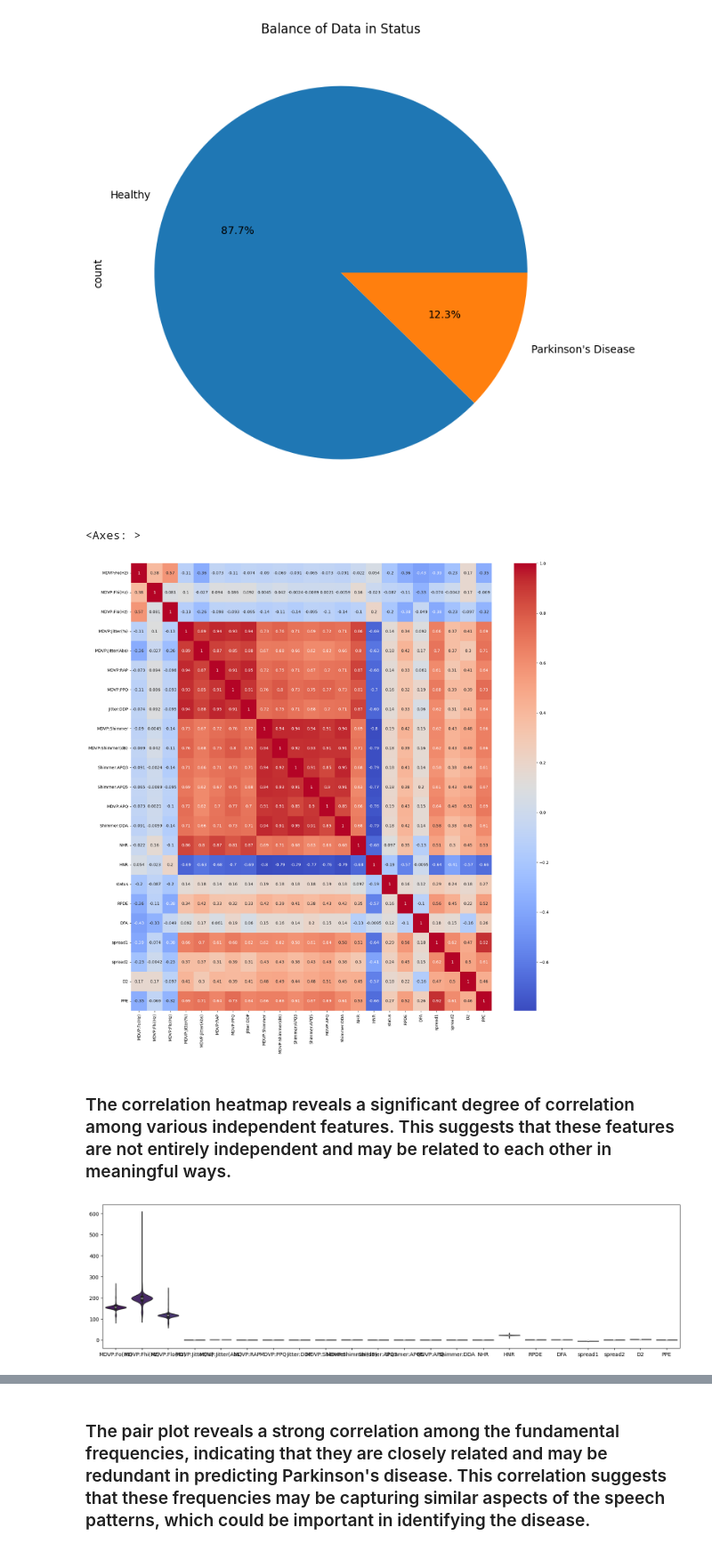
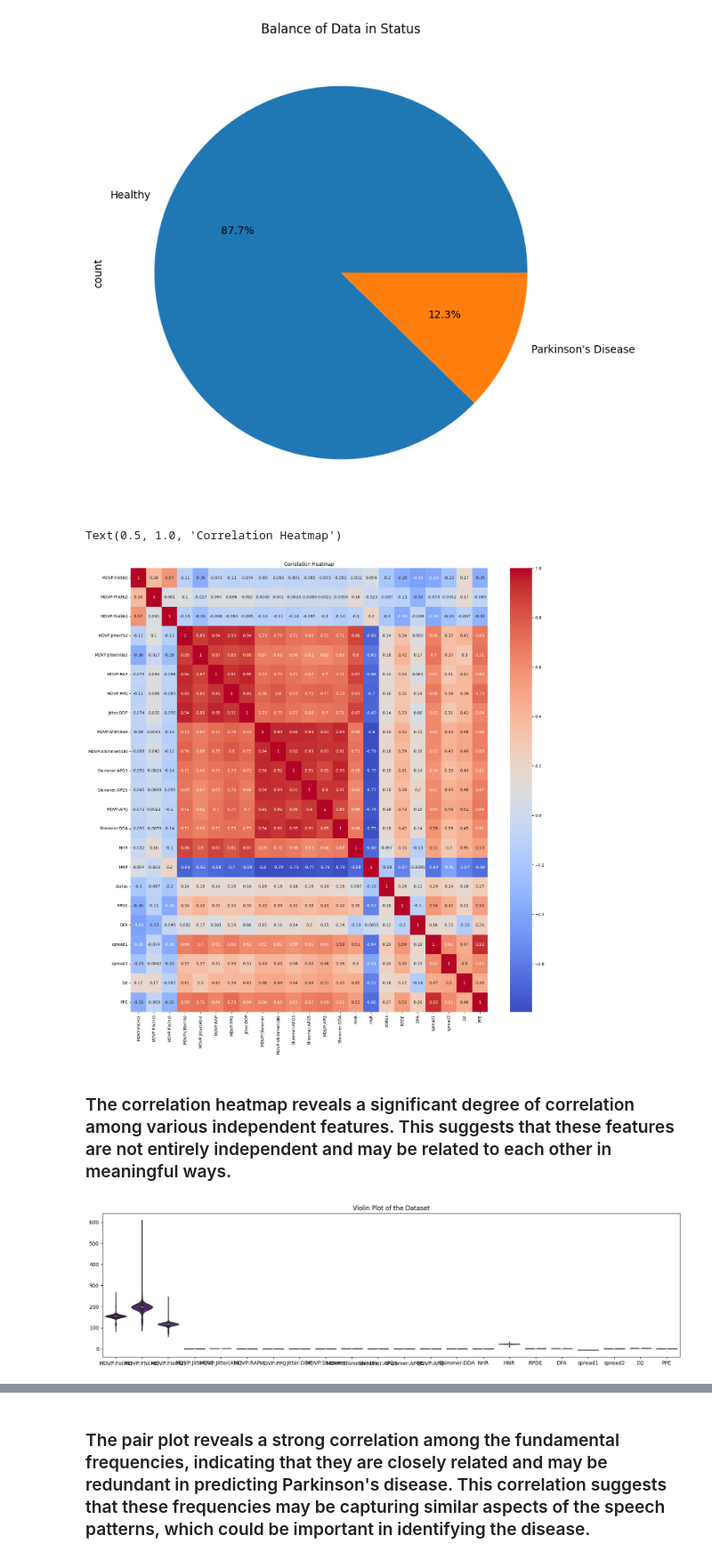
Before and after one commit to Bishwaprotapi/Parkinson-s-DiseaseML, a Jupyter notebook: parkinson disease.ipynb, the cells around one changed output, grey strips where cells are left out. Shown at 89% size. Saved outputs shown, nothing was run; the diff lists cells and outputs as text; code cells hidden in the pictures.

```diff
--- a/parkinson disease.ipynb
+++ b/parkinson disease.ipynb
@@ -254,18 +254,20 @@ df['status'].value_counts().plot(kind='pie', autopct='%1.1f%%', title='Balance o
 # %%
 fig, ax = plt.subplots(figsize=(20,20))
 sns.heatmap(df.corr(),annot=True,ax=ax, cmap='coolwarm')
+ax.set_title('Correlation Heatmap')
 # %% [output]
-<Axes: >
+Text(0.5, 1.0, 'Correlation Heatmap')
-[figure, old version]
+[figure, new version]
 # %% [markdown]
 ### The correlation heatmap reveals a significant degree of correlation among various independent features. This suggests that these features are not entirely independent and may be related to each other in meaningful ways.
 # %%
 #Violinplot Plot
 fig, ax = plt.subplots(figsize=(20, 5))
 sns.violinplot(data=df.drop('status', axis=1), palette="viridis", ax=ax)
+ax.set_title('Violin Plot of the Dataset')
 plt.show()
 # %% [output]
-[figure, old version]
+[figure, new version]
 # %%
 plt.figure(figsize=(15, 4))
 sns.pairplot(df, hue='status', vars=['MDVP:Jitter(%)','MDVP:Jitter(Abs)','MDVP:RAP','MDVP:PPQ', 'Jitter:DDP'], palette="viridis")
```
Also changed, not shown: parts of 33 cells of this notebook.
